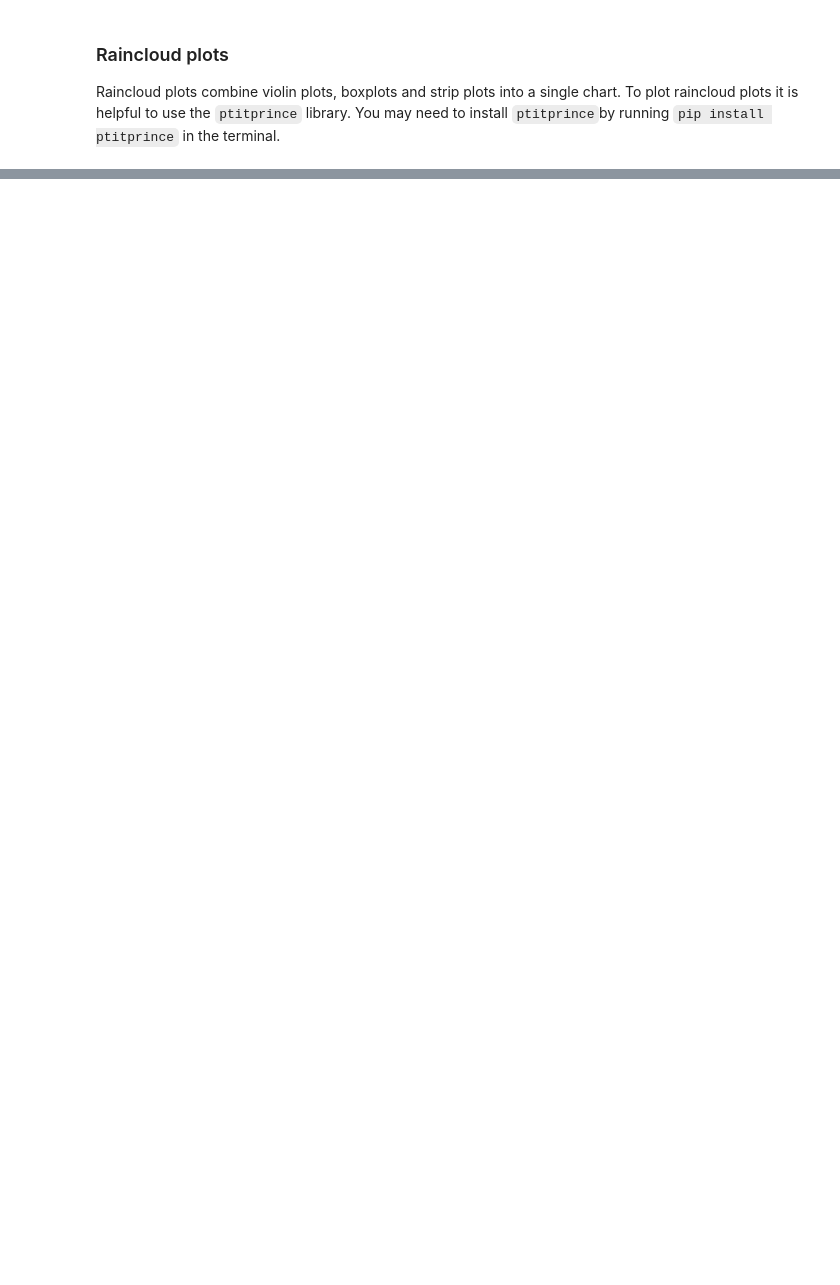
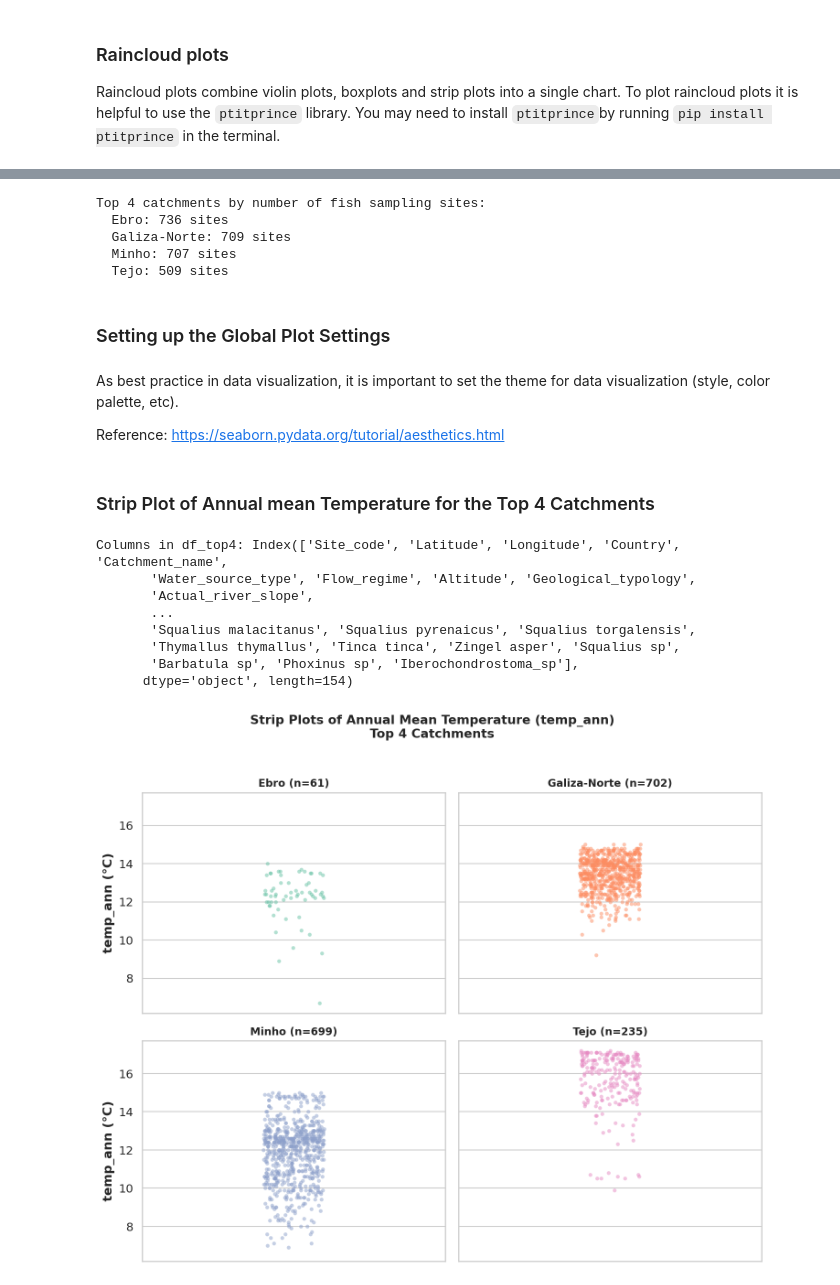
Before and after one commit to dgonzales1222/greends_avcad_exercises, a Jupyter notebook: exercise_03/CaseStudy1_univariate_analysis_visuals.ipynb, the cells around one changed output, grey strips where cells are left out. Drawn from its saved outputs; the diff is of its cells as text; code cells hidden in the pictures; blank space fills up the shorter version.

Commit message:
Added data visualization for annual mean temperature in the top 4 catchments.

```diff
--- a/exercise_03/CaseStudy1_univariate_analysis_visuals.ipynb
+++ b/exercise_03/CaseStudy1_univariate_analysis_visuals.ipynb
@@ -579,0 +595,63 @@ plt.show()
+# %%
+# Count fish sampling sites per catchment
+catchment_counts = df['Catchment_name'].value_counts()
+top4_catchments = catchment_counts.head(4).index.tolist()
+
+print("Top 4 catchments by number of fish sampling sites:")
+for c in top4_catchments:
+    print(f"  {c}: {catchment_counts[c]} sites")
+
+# Subset for these 4 catchments
+df_top4 = df2[df2['Catchment_name'].isin(top4_catchments)].copy()
+# %% [output]
+Top 4 catchments by number of fish sampling sites:
+  Ebro: 736 sites
+  Galiza-Norte: 709 sites
+  Minho: 707 sites
+  Tejo: 509 sites
+# %% [markdown]
+### Setting up the Global Plot Settings
+# %% [markdown]
+As best practice in data visualization, it is important to set the theme for data visualization (style, color palette, etc).
+
+Reference: [https://seaborn.pydata.org/tutorial/aesthetics.html](https://seaborn.pydata.org/tutorial/aesthetics.html)
+# %%
+sns.set_theme(style="whitegrid", context="notebook", font_scale=1.1)
+plt.rcParams.update({
+    'figure.dpi': 150,
+    'axes.titleweight': 'bold',
+    'axes.labelweight': 'bold',
+})
+
+# Consistent colour palette for the 4 catchments
+palette = dict(zip(top4_catchments, sns.color_palette("Set2", 4)))
+# %% [markdown]
+### Strip Plot of Annual mean Temperature for the Top 4 Catchments
+# %%
+fig, axes = plt.subplots(2, 2, figsize=(10, 8), sharey=True)
+fig.suptitle("Strip Plots of Annual Mean Temperature (temp_ann)\nTop 4 Catchments",
+             fontsize=13, fontweight='bold', y=1.02)
+
+# Print columns for debugging
+print("Columns in df_top4:", df_top4.columns)
+
+for ax, catchment in zip(axes.flatten(), top4_catchments):
+    data = df_top4[df_top4['Catchment_name'] == catchment]['temp_ann']
+    sns.stripplot(y=data, ax=ax, color=palette[catchment],
+                  jitter=True, alpha=0.5, size=4)
+    ax.set_title(f"{catchment} (n={len(data)})", fontsize=11)
+    ax.set_ylabel("temp_ann (°C)")
+    ax.set_xlabel("")
+
+plt.tight_layout()
+plt.show()
+# %% [output]
+Columns in df_top4: Index(['Site_code', 'Latitude', 'Longitude', 'Country', 'Catchment_name',
+       'Water_source_type', 'Flow_regime', 'Altitude', 'Geological_typology',
+       'Actual_river_slope',
+       ...
+       'Squalius malacitanus', 'Squalius pyrenaicus', 'Squalius torgalensis',
+       'Thymallus thymallus', 'Tinca tinca', 'Zingel asper', 'Squalius sp',
+       'Barbatula sp', 'Phoxinus sp', 'Iberochondrostoma_sp'],
+      dtype='object', length=154)
+[figure, added]
```
Also changed, not shown: parts of 45 cells of this notebook.
